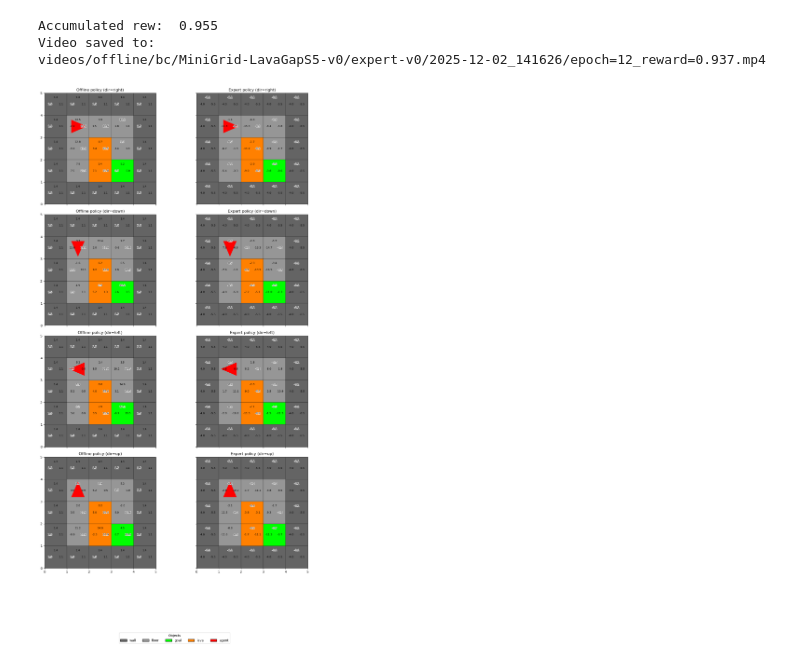
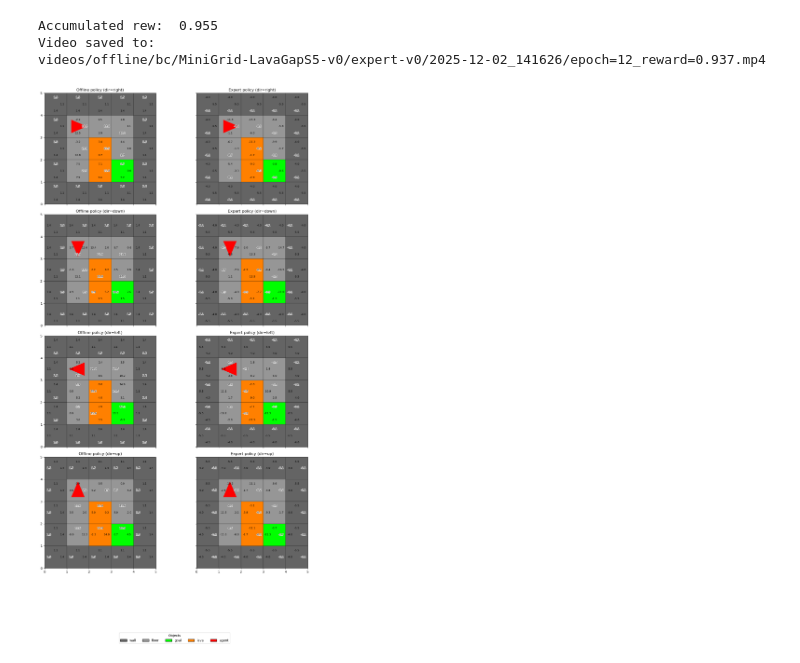
Before and after one commit to tony-pitchblack/CORL, a Jupyter notebook: bc_discrete.ipynb, the cells around one changed output. Drawn from its saved outputs; the diff is of its cells as text; code cells hidden in the pictures.

Commit message:
add qvalues visualization for all states

```diff
--- a/bc_discrete.ipynb
+++ b/bc_discrete.ipynb
@@ -413,7 +413,8 @@ OBJECT_TO_COLOR = {
     "agent":  np.array([255, 0, 0]) / 255.0,
 }
 
-ACTIONS_TO_VISUALIZE = [0, 1, 2]  # left / forward / right (interpreted scores)
+# ACTIONS_TO_VISUALIZE = [0, 1, 2]  # left / forward / right (interpreted scores)
+ACTIONS_TO_VISUALIZE = [0, 2, 1]  # 0=left, 2=forward, 1=right
 OVERLAY_ALPHA = 0.0    # use value set elsewhere, e.g. 0.3
 
 # eval env with fixed seed
@@ -544,31 +545,55 @@ def draw_single(ax, score_grid, agent_dir, title, cmap, norm):
     ax_cx, ax_cy = agent_x, grid_h - agent_y - 1
     draw_agent_triangle(ax, ax_cx, ax_cy, agent_dir)
 
-    # q-values with highlight on max per cell
+    # q-values with highlight on max per cell, oriented by agent_dir
+    # absolute triangle indices: 0=left, 1=up, 2=right, 3=down
+    mapping_by_dir = {
+        0: {0: 1, 1: 2, 2: 3},  # dir=right: left->up, forward->right, right->down
+        1: {0: 2, 1: 3, 2: 0},  # dir=down:  left->right, forward->down, right->left
+        2: {0: 3, 1: 0, 2: 1},  # dir=left:  left->down, forward->left, right->up
+        3: {0: 0, 1: 1, 2: 2},  # dir=up:    left->left, forward->up, right->right
+    }
+
     for y in range(grid_h):
         for x in range(grid_w):
             cx, cy = x, grid_h - y - 1
-            corners = [(cx, cy), (cx + 1, cy), (cx + 1, cy + 1), (cx, cy + 1)]
+            corners = [
+                (cx, cy),         # bottom-left
+                (cx + 1, cy),     # bottom-right
+                (cx + 1, cy + 1), # top-right
+                (cx, cy + 1),     # top-left
+            ]
             center = (cx + 0.5, cy + 0.5)
-            triangles = [
-                [corners[0], corners[3], center],
-                [corners[3], corners[2], center],
-                [corners[2], corners[1], center],
+
+            triangles_abs = [
+                [corners[0], corners[3], center],  # 0: left
+                [corners[3], corners[2], center],  # 1: up
+                [corners[2], corners[1], center],  # 2: right
+                [corners[1], corners[0], center],  # 3: down
             ]
-            text_positions = [
-                (cx + 0.25, cy + 0.5),
-                (cx + 0.5,  cy + 0.8),
-                (cx + 0.75, cy + 0.5),
+            text_pos_abs = [
+                (cx + 0.2, cy + 0.5),  # left
+                (cx + 0.5, cy + 0.8),  # up
+                (cx + 0.8, cy + 0.5),  # right
+                (cx + 0.5, cy + 0.2),  # down
             ]
+
             q_cell = score_grid[y, x]
-            vals = [float(q_cell[a]) for a in ACTIONS_TO_VISUALIZE]
+            vals = [float(q_cell[a]) for a in ACTIONS_TO_VISUALIZE]  # [left, forward, right]
             best_i = int(np.argmax(vals))
+            dir_map = mapping_by_dir[agent_dir]
+
             for i, val in enumerate(vals):
+                abs_idx = dir_map[i]  # map local action -> absolute side
+                tri = triangles_abs[abs_idx]
+                tx, ty = text_pos_abs[abs_idx]
+
                 color = cmap(norm(val))
-                ax.add_patch(Polygon(triangles[i], color=color, alpha=OVERLAY_ALPHA))
+                ax.add_patch(Polygon(tri, color=color, alpha=OVERLAY_ALPHA))
+
                 txt = ax.text(
-                    text_positions[i][0],
-                    text_positions[i][1],
+                    tx,
+                    ty,
                     f"{val:.1f}",
                     ha="center",
                     va="center",
@@ -586,7 +611,6 @@ def draw_single(ax, score_grid, agent_dir, title, cmap, norm):
     ax.set_yticks(np.arange(grid_size + 1))
     ax.set_aspect("equal")
     ax.set_title(title)
-
 # shared color scale across all directions and both policies
 all_vals = np.concatenate(
     [
@@ -632,31 +656,31 @@ for row, d in enumerate(dirs):
 
 sm = plt.cm.ScalarMappable(norm=norm, cmap=cmap)
 
 if OVERLAY_ALPHA > 0:
     # leave room on right for colorbar
     plt.tight_layout(rect=[0, 0.12, 0.9, 1])
 
     cax = fig.add_axes([0.92, 0.15, 0.015, 0.7])
     fig.colorbar(sm, cax=cax, label="score")
 else:
     # use full width if no Q-value overlay
     plt.tight_layout(rect=[0, 0.12, 1, 1])
 
 legend_handles = [
     Patch(facecolor=OBJECT_TO_COLOR["wall"],  edgecolor="k", label="wall"),
     Patch(facecolor=OBJECT_TO_COLOR["floor"], edgecolor="k", label="floor"),
     Patch(facecolor=OBJECT_TO_COLOR["goal"],  edgecolor="k", label="goal"),
     Patch(facecolor=OBJECT_TO_COLOR["lava"],  edgecolor="k", label="lava"),
     Patch(facecolor=OBJECT_TO_COLOR["agent"], edgecolor="k", label="agent"),
 ]
 
 fig.legend(
     handles=legend_handles,
     loc="lower center",
     ncol=len(legend_handles),
     title="Objects",
 )
 
 plt.show()
 # %% [output]
-[figure, old version]
+[figure, new version]
```
